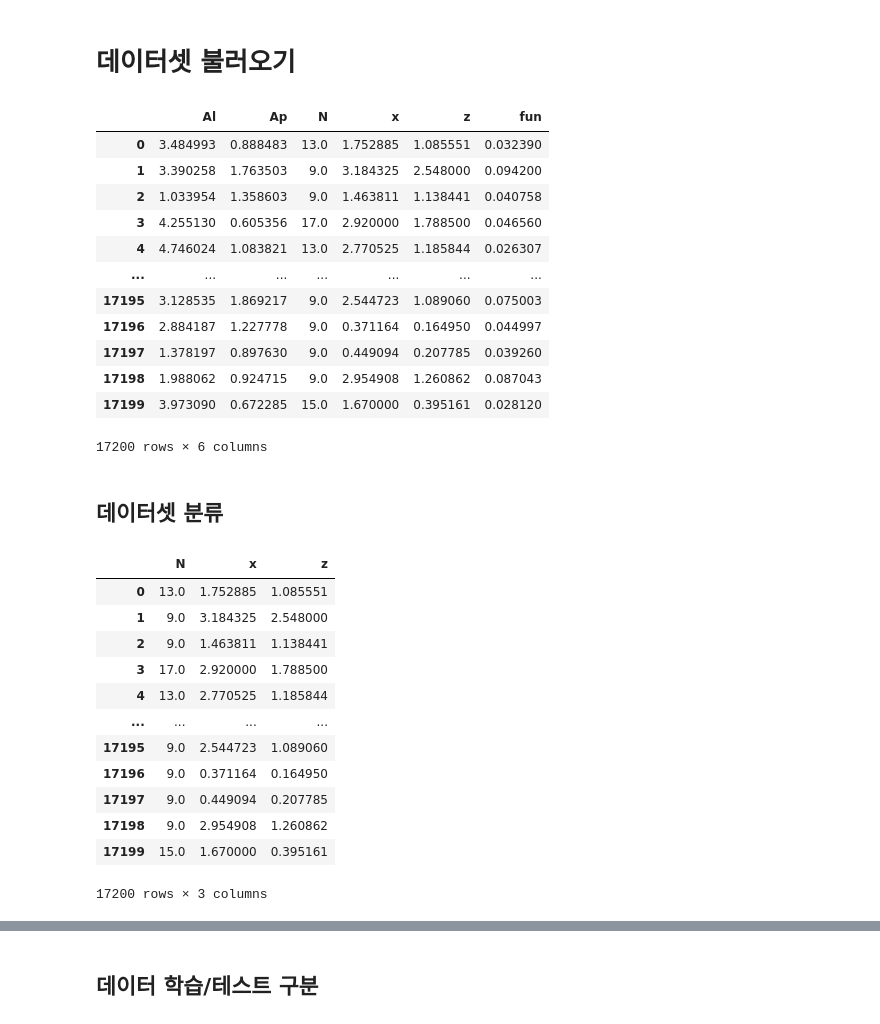
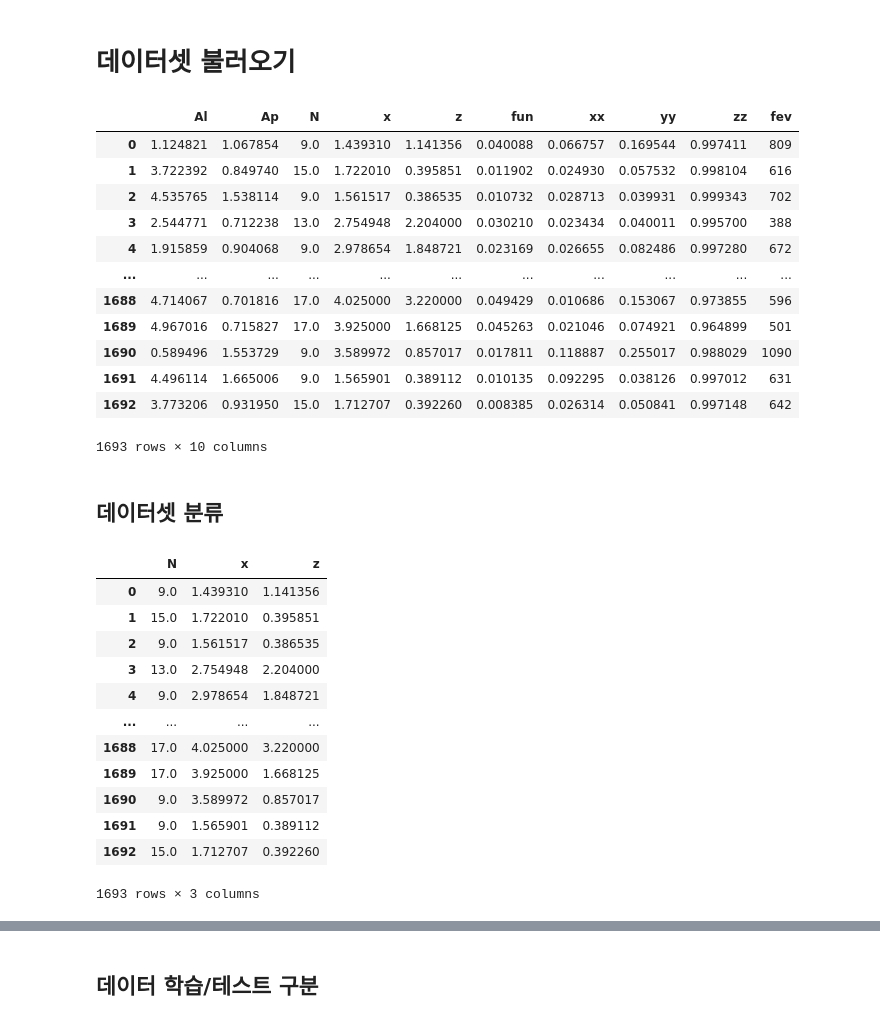
Before and after one commit to dogemie/Control_Nuclear_Spins, a Jupyter notebook: initialize13Cspin/13Cmachine_learning_sec.ipynb, the cells around one changed output, grey strips where cells are left out. Drawn from its saved outputs; the diff is of its cells as text; code cells hidden in the pictures.

```diff
--- a/initialize13Cspin/13Cmachine_learning_sec.ipynb
+++ b/initialize13Cspin/13Cmachine_learning_sec.ipynb
@@ -3,22 +3,22 @@
 # %%
 import pandas as pd
 
-df = pd.read_csv('C:/Users/Administrator/Dogyeom(2023.01.01)/KIST_intern/Task1/Control_Nuclear_Spins/initialize13Cspin/file/testdata.csv')
+df = pd.read_csv('C:/Users/Administrator/Dogyeom(2023.01.01)/KIST_intern/Task1/Control_Nuclear_Spins/initialize13Cspin/testdata_second.csv')
 df
 # %% [output]
-|  | Al | Ap | N | x | z | fun |
-| 0 | 3.484993 | 0.888483 | 13.0 | 1.752885 | 1.085551 | 0.032390 |
-| 1 | 3.390258 | 1.763503 | 9.0 | 3.184325 | 2.548000 | 0.094200 |
-| 2 | 1.033954 | 1.358603 | 9.0 | 1.463811 | 1.138441 | 0.040758 |
-| 3 | 4.255130 | 0.605356 | 17.0 | 2.920000 | 1.788500 | 0.046560 |
-| 4 | 4.746024 | 1.083821 | 13.0 | 2.770525 | 1.185844 | 0.026307 |
-| ... | ... | ... | ... | ... | ... | ... |
-| 17195 | 3.128535 | 1.869217 | 9.0 | 2.544723 | 1.089060 | 0.075003 |
-| 17196 | 2.884187 | 1.227778 | 9.0 | 0.371164 | 0.164950 | 0.044997 |
-| 17197 | 1.378197 | 0.897630 | 9.0 | 0.449094 | 0.207785 | 0.039260 |
-| 17198 | 1.988062 | 0.924715 | 9.0 | 2.954908 | 1.260862 | 0.087043 |
-| 17199 | 3.973090 | 0.672285 | 15.0 | 1.670000 | 0.395161 | 0.028120 |
+|  | Al | Ap | N | x | z | fun | xx | yy | zz | fev |
+| 0 | 1.124821 | 1.067854 | 9.0 | 1.439310 | 1.141356 | 0.040088 | 0.066757 | 0.169544 | 0.997411 | 809 |
+| 1 | 3.722392 | 0.849740 | 15.0 | 1.722010 | 0.395851 | 0.011902 | 0.024930 | 0.057532 | 0.998104 | 616 |
+| 2 | 4.535765 | 1.538114 | 9.0 | 1.561517 | 0.386535 | 0.010732 | 0.028713 | 0.039931 | 0.999343 | 702 |
+| 3 | 2.544771 | 0.712238 | 13.0 | 2.754948 | 2.204000 | 0.030210 | 0.023434 | 0.040011 | 0.995700 | 388 |
+| 4 | 1.915859 | 0.904068 | 9.0 | 2.978654 | 1.848721 | 0.023169 | 0.026655 | 0.082486 | 0.997280 | 672 |
+| ... | ... | ... | ... | ... | ... | ... | ... | ... | ... | ... |
+| 1688 | 4.714067 | 0.701816 | 17.0 | 4.025000 | 3.220000 | 0.049429 | 0.010686 | 0.153067 | 0.973855 | 596 |
+| 1689 | 4.967016 | 0.715827 | 17.0 | 3.925000 | 1.668125 | 0.045263 | 0.021046 | 0.074921 | 0.964899 | 501 |
+| 1690 | 0.589496 | 1.553729 | 9.0 | 3.589972 | 0.857017 | 0.017811 | 0.118887 | 0.255017 | 0.988029 | 1090 |
+| 1691 | 4.496114 | 1.665006 | 9.0 | 1.565901 | 0.389112 | 0.010135 | 0.092295 | 0.038126 | 0.997012 | 631 |
+| 1692 | 3.773206 | 0.931950 | 15.0 | 1.712707 | 0.392260 | 0.008385 | 0.026314 | 0.050841 | 0.997148 | 642 |
-17200 rows × 6 columns
+1693 rows × 10 columns
 # %% [markdown]
 ## 데이터셋 분류
 # %%
@@ -26,18 +26,18 @@ y = df[['N', 'x', 'z']]
 y
 # %% [output]
 |  | N | x | z |
-| 0 | 13.0 | 1.752885 | 1.085551 |
-| 1 | 9.0 | 3.184325 | 2.548000 |
-| 2 | 9.0 | 1.463811 | 1.138441 |
-| 3 | 17.0 | 2.920000 | 1.788500 |
-| 4 | 13.0 | 2.770525 | 1.185844 |
+| 0 | 9.0 | 1.439310 | 1.141356 |
+| 1 | 15.0 | 1.722010 | 0.395851 |
+| 2 | 9.0 | 1.561517 | 0.386535 |
+| 3 | 13.0 | 2.754948 | 2.204000 |
+| 4 | 9.0 | 2.978654 | 1.848721 |
 | ... | ... | ... | ... |
-| 17195 | 9.0 | 2.544723 | 1.089060 |
-| 17196 | 9.0 | 0.371164 | 0.164950 |
-| 17197 | 9.0 | 0.449094 | 0.207785 |
-| 17198 | 9.0 | 2.954908 | 1.260862 |
-| 17199 | 15.0 | 1.670000 | 0.395161 |
+| 1688 | 17.0 | 4.025000 | 3.220000 |
+| 1689 | 17.0 | 3.925000 | 1.668125 |
+| 1690 | 9.0 | 3.589972 | 0.857017 |
+| 1691 | 9.0 | 1.565901 | 0.389112 |
+| 1692 | 15.0 | 1.712707 | 0.392260 |
-17200 rows × 3 columns
+1693 rows × 3 columns
 # %%
 X = df[['Al', 'Ap']]
 X
```
Also changed, not shown: parts of 13 cells of this notebook, 49 other files.
